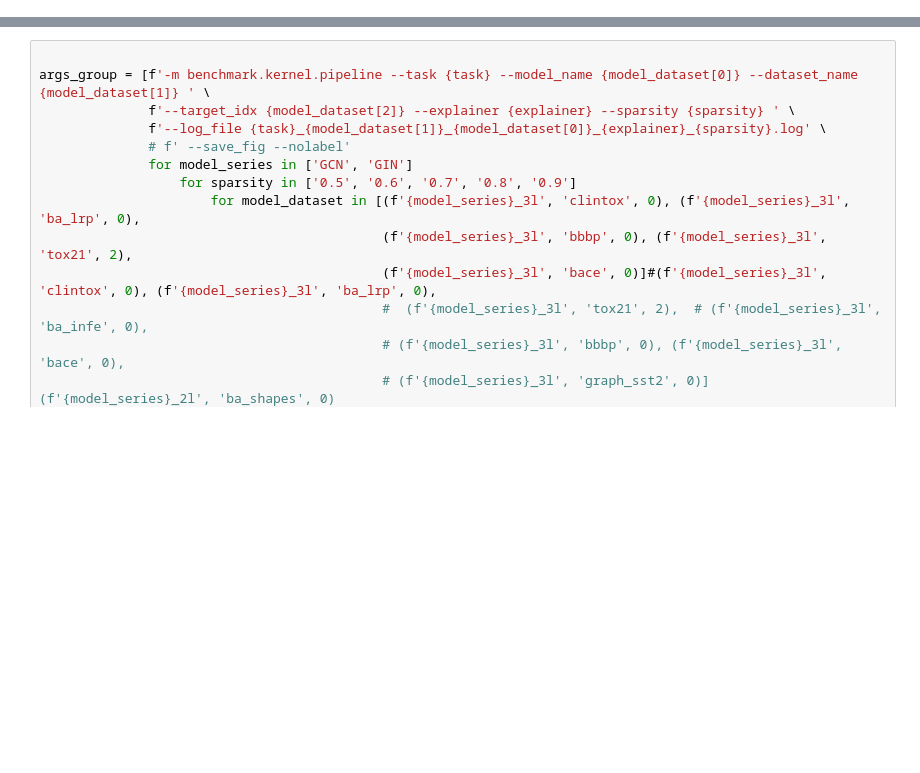
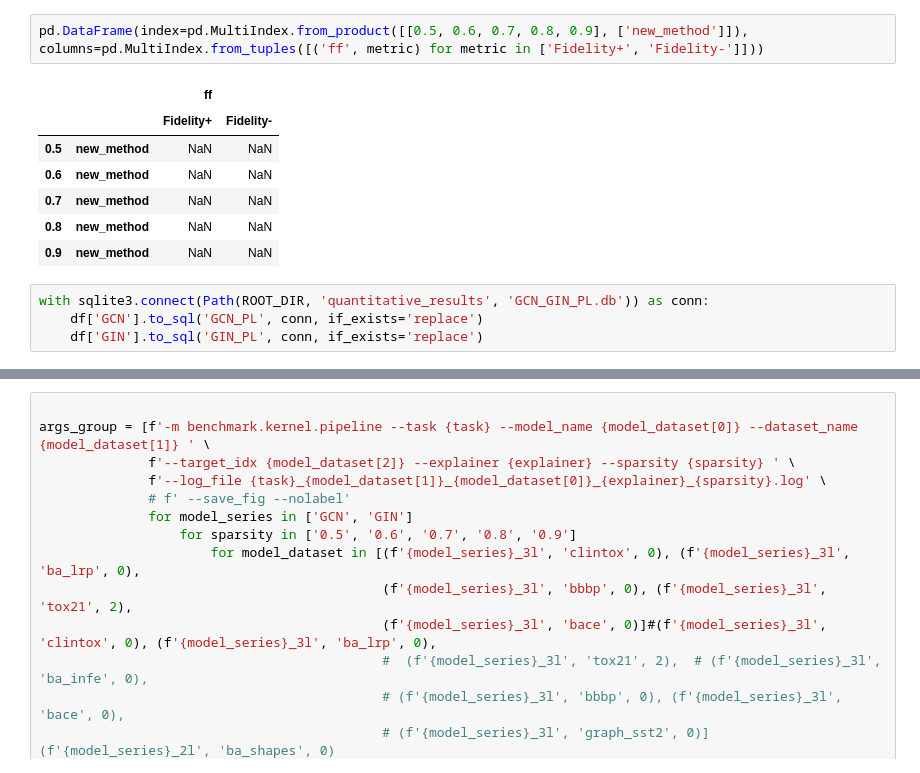
Before and after one commit to CM-BF/FlowX, a Jupyter notebook: notebooks/launcher.ipynb, the cells around one changed output, grey strips where cells are left out. Cells and saved outputs as stored; diff of their text form; blank space fills up the shorter version.

```diff
--- a/notebooks/launcher.ipynb
+++ b/notebooks/launcher.ipynb
@@ -31,0 +39,14 @@ result_df['GCN']
+# %%
+pd.DataFrame(index=pd.MultiIndex.from_product([[0.5, 0.6, 0.7, 0.8, 0.9], ['new_method']]), columns=pd.MultiIndex.from_tuples([('ff', metric) for metric in ['Fidelity+', 'Fidelity-']]))
+# %% [output]
+|  |  | ff |  |
+|  |  | Fidelity+ | Fidelity- |
+| 0.5 | new_method | NaN | NaN |
+| 0.6 | new_method | NaN | NaN |
+| 0.7 | new_method | NaN | NaN |
+| 0.8 | new_method | NaN | NaN |
+| 0.9 | new_method | NaN | NaN |
+# %%
+with sqlite3.connect(Path(ROOT_DIR, 'quantitative_results', 'GCN_GIN_PL.db')) as conn:
+    df['GCN'].to_sql('GCN_PL', conn, if_exists='replace')
+    df['GIN'].to_sql('GIN_PL', conn, if_exists='replace')
```
Also changed, not shown: parts of 8 cells of this notebook, 8 other files.
